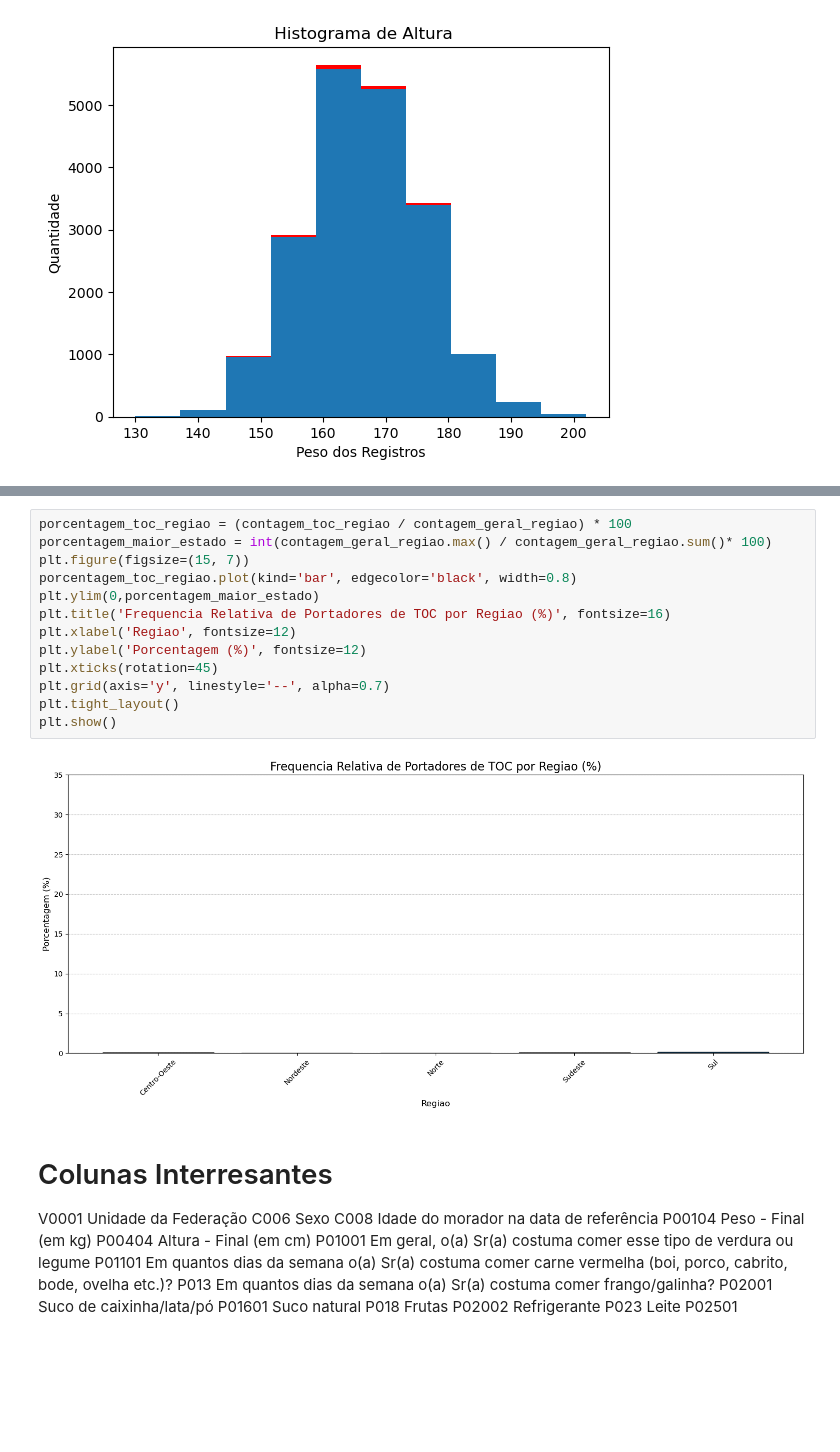
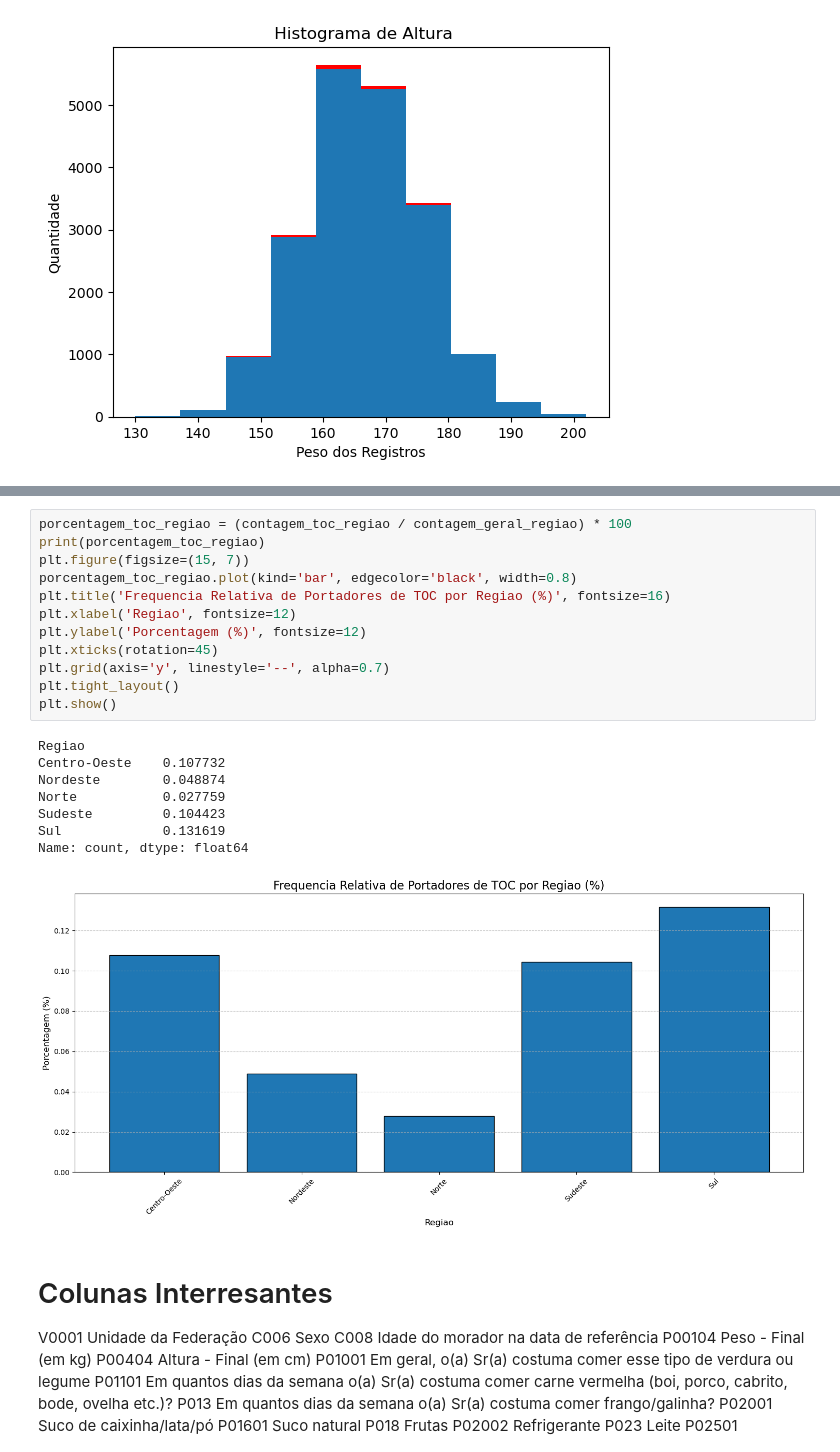
Before and after one commit to ThiagoVenturim/PNS2019_nutrition_toc, a Jupyter notebook: src/ETL.ipynb, the cells around one changed output, grey strips where cells are left out. Cells and saved outputs as stored; diff of their text form; blank space fills up the shorter version.

```diff
--- a/src/ETL.ipynb
+++ b/src/ETL.ipynb
@@ -223,19 +295,25 @@ plt.show()
 [figure]
 # %%
 porcentagem_toc_regiao = (contagem_toc_regiao / contagem_geral_regiao) * 100
-porcentagem_maior_estado = int(contagem_geral_regiao.max() / contagem_geral_regiao.sum()* 100)
+print(porcentagem_toc_regiao)
 plt.figure(figsize=(15, 7))
 porcentagem_toc_regiao.plot(kind='bar', edgecolor='black', width=0.8)
-plt.ylim(0,porcentagem_maior_estado)
 plt.title('Frequencia Relativa de Portadores de TOC por Regiao (%)', fontsize=16)
 plt.xlabel('Regiao', fontsize=12)
 plt.ylabel('Porcentagem (%)', fontsize=12)
 plt.xticks(rotation=45)
 plt.grid(axis='y', linestyle='--', alpha=0.7)
 plt.tight_layout()
 plt.show()
 # %% [output]
+Regiao
+Centro-Oeste    0.107732
+Nordeste        0.048874
+Norte           0.027759
+Sudeste         0.104423
+Sul             0.131619
+Name: count, dtype: float64
-[figure, old version]
+[figure, new version]
 # %% [markdown]
 # Colunas Interresantes
 
```
Also changed, not shown: parts of 5 cells of this notebook.
